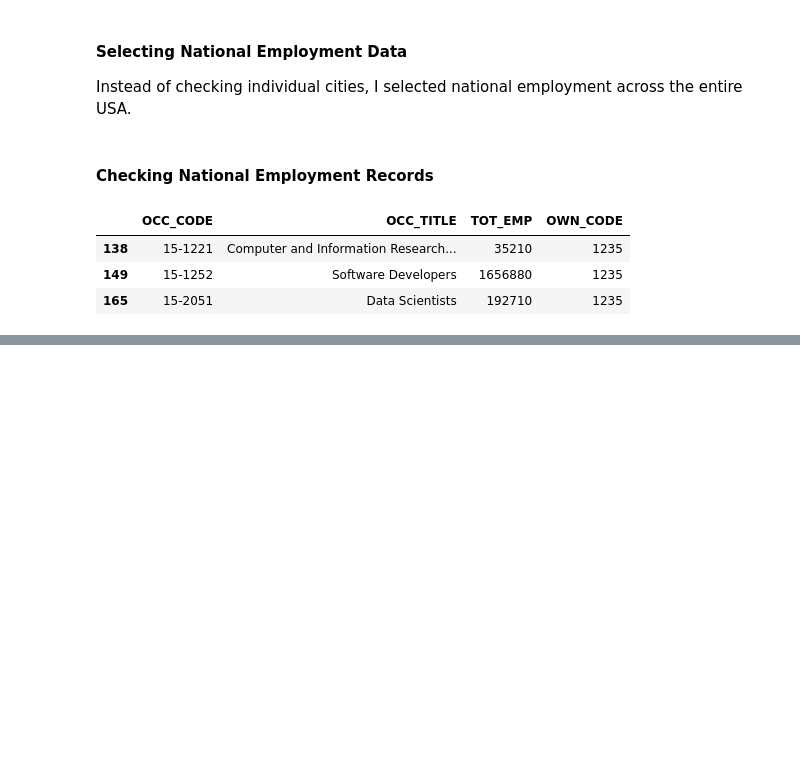
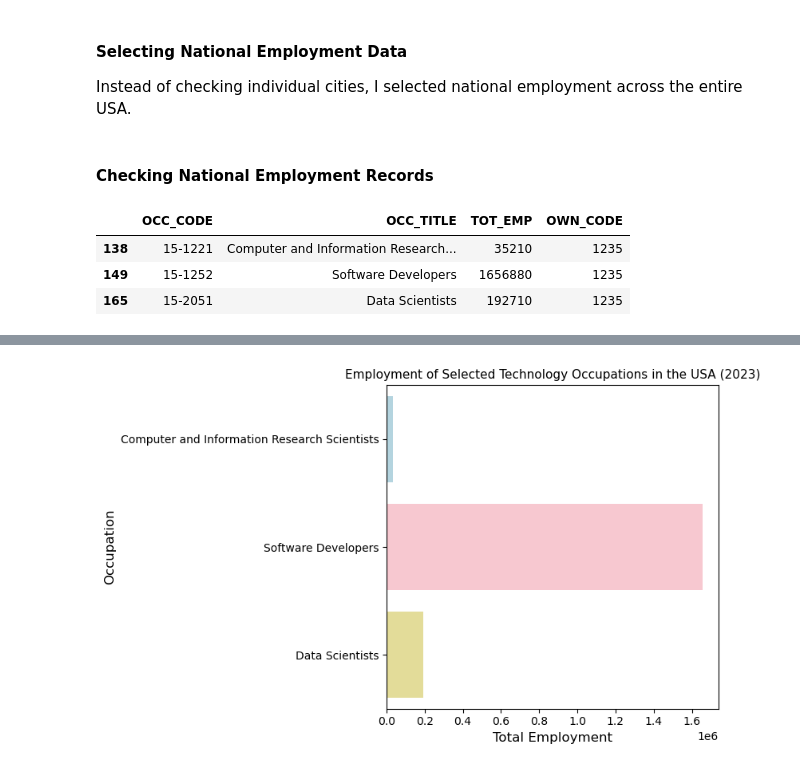
Before and after one commit to HeloEugenio0916/Data-Visualisation-and-Communication-CA1, a Jupyter notebook: CA1.ipynb, the cells around one changed output, grey strips where cells are left out. Saved outputs shown, nothing was run; the diff lists cells and outputs as text; code cells hidden in the pictures; blank space fills up the shorter version.

Commit message:
Creating the first chart
Bar chart

```diff
--- a/CA1.ipynb
+++ b/CA1.ipynb
@@ -162,0 +169,18 @@ national[["OCC_CODE", "OCC_TITLE", "TOT_EMP", "OWN_CODE"]]
+# %%
+plt.figure(figsize=(8, 5))
+
+colours = ["lightblue", "pink", "khaki"]
+
+sns.barplot(x='TOT_EMP', y='OCC_TITLE', data=national,
+            hue='OCC_TITLE', palette=colors, legend=False)
+
+plt.title('Employment of Selected Technology Occupations in the USA (2023)', fontsize=11)
+
+plt.xlabel('Total Employment', fontsize=12)
+plt.ylabel('Occupation', fontsize=12)
+
+plt.tight_layout()
+
+plt.show()
+# %% [output]
+[figure, added]
```
Also changed, not shown: parts of 3 cells of this notebook.
